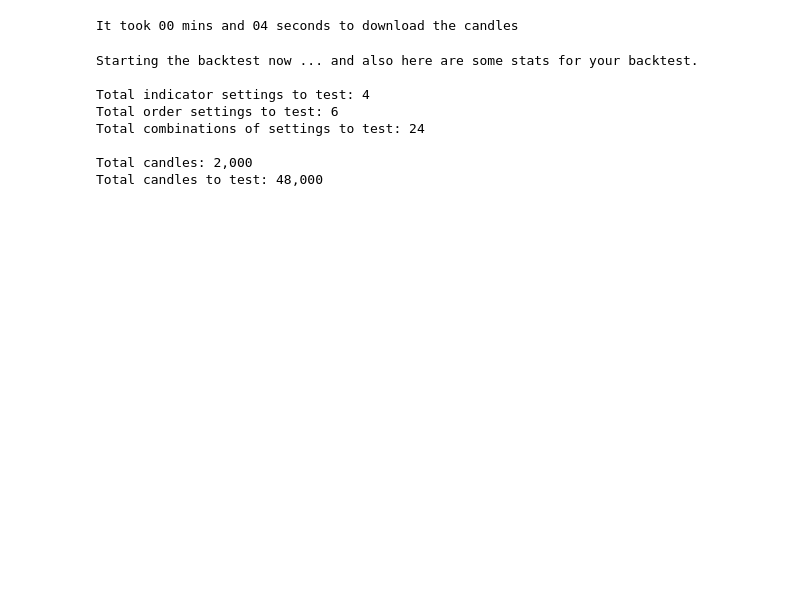
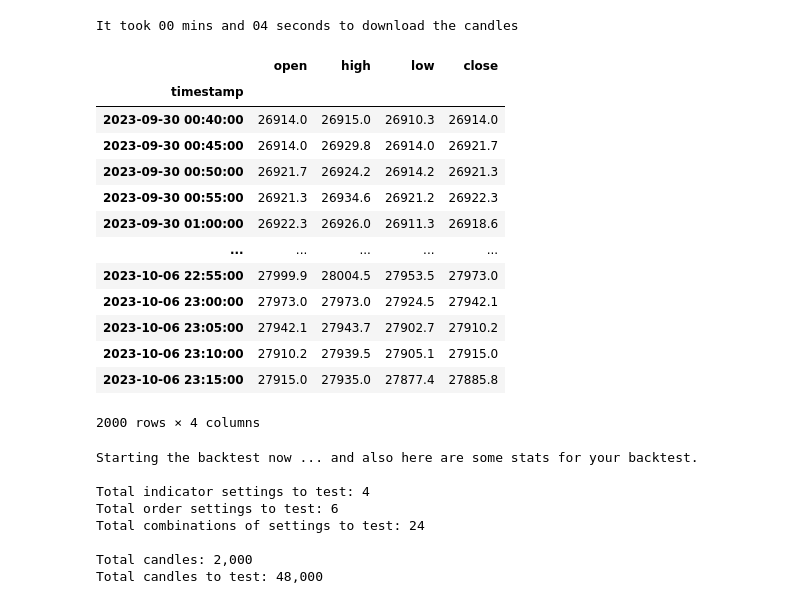
Before and after one commit to quantfreedom/QuantFreedom, a Jupyter notebook: quantfreedom/strategies/test_strat.ipynb, the cells around one changed output. Cells and saved outputs as stored; diff of their text form; code cells hidden in the pictures; blank space fills up the shorter version.

```diff
--- a/quantfreedom/strategies/test_strat.ipynb
+++ b/quantfreedom/strategies/test_strat.ipynb
@@ -23,3 +25,20 @@ It took 00 mins and 04 seconds to download the candles
+# %%
+candles
+# %% [output]
+|  | open | high | low | close |
+| timestamp |  |  |  |  |
+| 2023-09-30 00:40:00 | 26914.0 | 26915.0 | 26910.3 | 26914.0 |
+| 2023-09-30 00:45:00 | 26914.0 | 26929.8 | 26914.0 | 26921.7 |
+| 2023-09-30 00:50:00 | 26921.7 | 26924.2 | 26914.2 | 26921.3 |
+| 2023-09-30 00:55:00 | 26921.3 | 26934.6 | 26921.2 | 26922.3 |
+| 2023-09-30 01:00:00 | 26922.3 | 26926.0 | 26911.3 | 26918.6 |
+| ... | ... | ... | ... | ... |
+| 2023-10-06 22:55:00 | 27999.9 | 28004.5 | 27953.5 | 27973.0 |
+| 2023-10-06 23:00:00 | 27973.0 | 27973.0 | 27924.5 | 27942.1 |
+| 2023-10-06 23:05:00 | 27942.1 | 27943.7 | 27902.7 | 27910.2 |
+| 2023-10-06 23:10:00 | 27910.2 | 27939.5 | 27905.1 | 27915.0 |
+| 2023-10-06 23:15:00 | 27915.0 | 27935.0 | 27877.4 | 27885.8 |
+2000 rows × 4 columns
 # %%
 mufex.set_exchange_settings(
     symbol=symbol,
```
Also changed, not shown: parts of 6 cells of this notebook, 4 other files.
